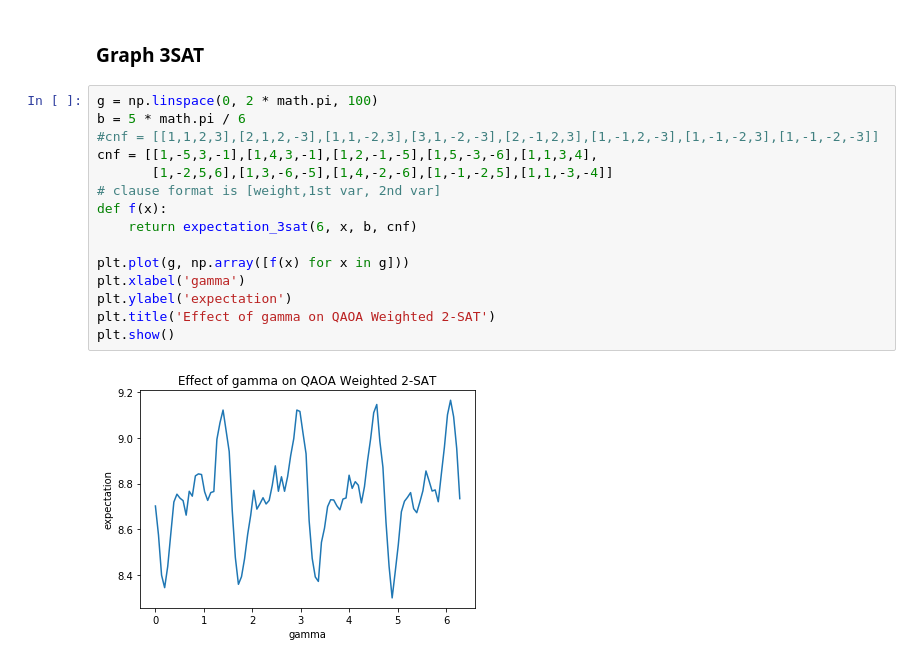
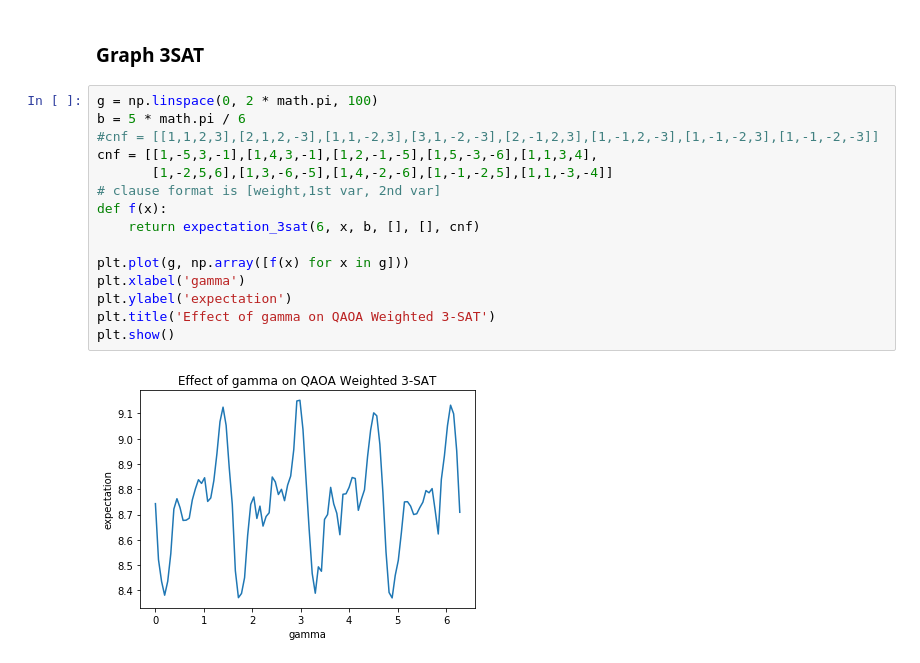
Before and after one commit to andrewraytan/qaoa-maxsat, a Jupyter notebook: QAOA Weighted MAXSAT.ipynb, the cells around one changed output. Saved outputs shown, nothing was run; the diff lists cells and outputs as text.

```diff
--- a/QAOA Weighted MAXSAT.ipynb
+++ b/QAOA Weighted MAXSAT.ipynb
@@ -433,17 +432,17 @@ p=3: (gamma,beta): (1.0768557541326742,2.6186703188019553) | expectation: 52.550
 # %%
 g = np.linspace(0, 2 * math.pi, 100)
 b = 5 * math.pi / 6
 #cnf = [[1,1,2,3],[2,1,2,-3],[1,1,-2,3],[3,1,-2,-3],[2,-1,2,3],[1,-1,2,-3],[1,-1,-2,3],[1,-1,-2,-3]]
 cnf = [[1,-5,3,-1],[1,4,3,-1],[1,2,-1,-5],[1,5,-3,-6],[1,1,3,4],
        [1,-2,5,6],[1,3,-6,-5],[1,4,-2,-6],[1,-1,-2,5],[1,1,-3,-4]]
 # clause format is [weight,1st var, 2nd var]
 def f(x):
-    return expectation_3sat(6, x, b, cnf)
+    return expectation_3sat(6, x, b, [], [], cnf)
 
 plt.plot(g, np.array([f(x) for x in g]))
 plt.xlabel('gamma')
 plt.ylabel('expectation')
-plt.title('Effect of gamma on QAOA Weighted 2-SAT')
+plt.title('Effect of gamma on QAOA Weighted 3-SAT')
 plt.show()
 # %% [output]
-[figure, old version]
+[figure, new version]
```
Also changed, not shown: parts of 10 cells of this notebook.
